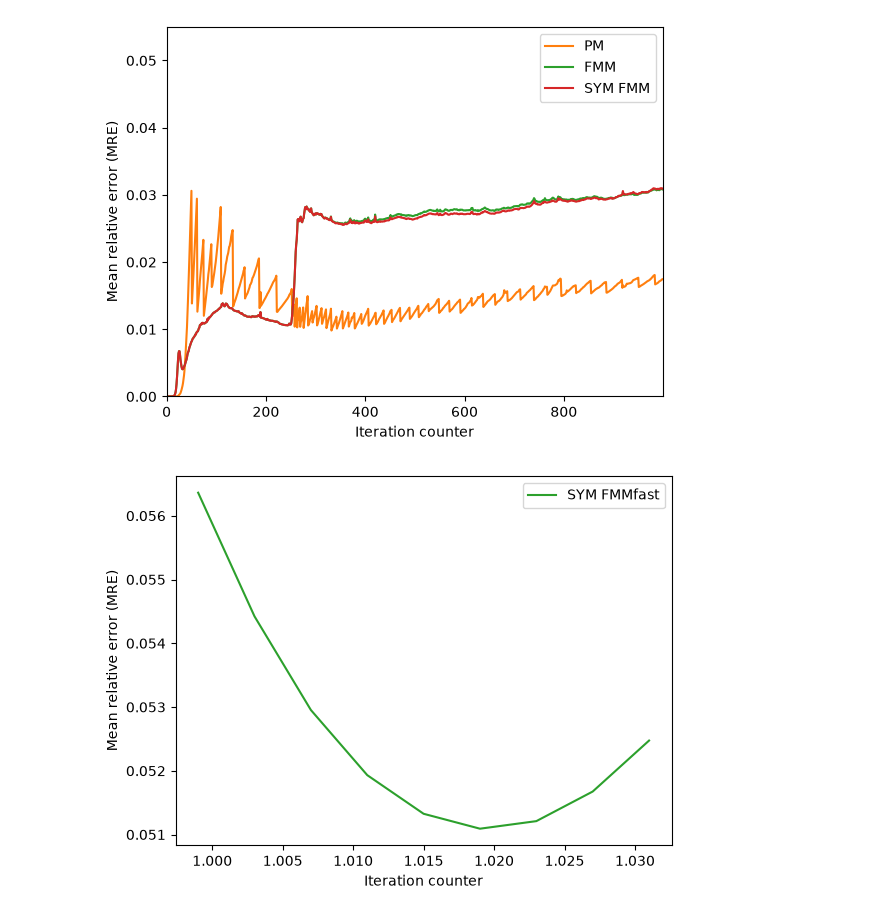
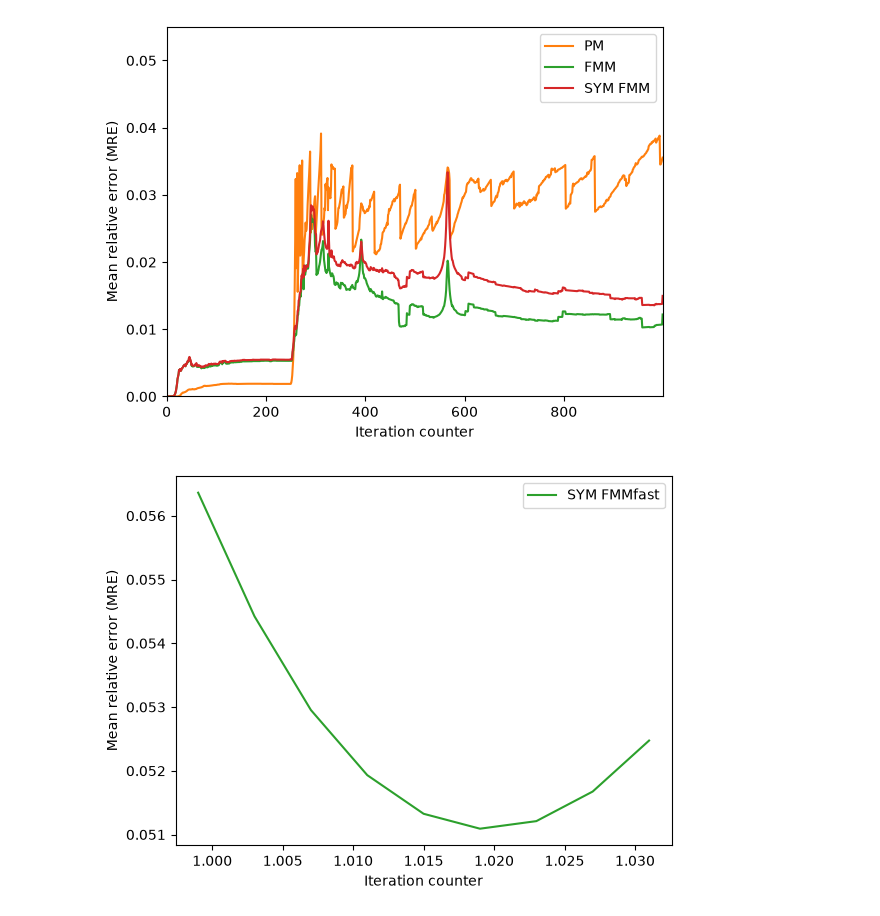
Before and after one commit to LucasFurer/FMM_tSNE, a Jupyter notebook: grapher.ipynb, the cells around one changed output. Drawn from its saved outputs; the diff is of its cells as text; code cells hidden in the pictures.

```diff
--- a/grapher.ipynb
+++ b/grapher.ipynb
@@ -224,27 +224,27 @@ def findTime(csvPath, target=1.0):
     #print(f"No two z-values found surrounding {targe"t}")
     return None
 # %%
-pointAmount = "70000"
+pointAmount = "1000"
 theta = "0.75"
 dataSet = "MNIST_digits"
 perp = "30"
 
 custom_labels = {
     #os.path.join("graphCSV", dataSet, pointAmount, "perp" + perp, "tsneErrorTimestepBH_point"             + pointAmount + "_perp" + perp + "_theta" + theta + "_dataset" + dataSet + ".csv"): "BH",
     #os.path.join("graphCSV", dataSet, pointAmount, "perp" + perp, "tsneErrorTimestepBHMP_point"           + pointAmount + "_perp" + perp + "_theta" + theta + "_dataset" + dataSet + ".csv"): "MM",
     #os.path.join("graphCSV", dataSet, pointAmount, "perp" + perp, "tsneErrorTimestepBHR_point"            + pointAmount + "_perp" + perp + "_theta" + theta + "_dataset" + dataSet + ".csv"): "rBH",
     #os.path.join("graphCSV", dataSet, pointAmount, "perp" + perp, "tsneErrorTimestepBHRMP_point"          + pointAmount + "_perp" + perp + "_theta" + theta + "_dataset" + dataSet + ".csv"): "rMM",
     os.path.join("graphCSV", dataSet, pointAmount, "perp" + perp, "tsneErrorTimestepPM_point"             + pointAmount + "_perp" + perp + "_theta" + theta + "_dataset" + dataSet + ".csv"): "PM",
     os.path.join("graphCSV", dataSet, pointAmount, "perp" + perp, "tsneErrorTimestepFMM_MORTON_point"     + pointAmount + "_perp" + perp + "_theta" + theta + "_dataset" + dataSet + ".csv"): "FMM",
     os.path.join("graphCSV", dataSet, pointAmount, "perp" + perp, "tsneErrorTimestepFMM_SYM_MORTON_point" + pointAmount + "_perp" + perp + "_theta" + theta + "_dataset" + dataSet + ".csv"): "SYM FMM",
 }
 
 #plotGraph(custom_labels, 0, 1000, "Iteration counter", "Mean relative error (MRE)", "plotOutput/lines_plot.png", False, None, None, None, None)
 x_range = 1000
 y_range = 0.055
 plotGraph(custom_labels, 0, x_range, "Iteration counter", "Mean relative error (MRE)", "plotOutput/lines_plot.png", False, 0.0, x_range-1, 0.0, y_range)
 # %% [output]
-[figure, old version]
+[figure, new version]
 # %%
 pointAmount = "10000"
 theta = "1"
```
Also changed, not shown: parts of 2 cells of this notebook, 20 other files.
